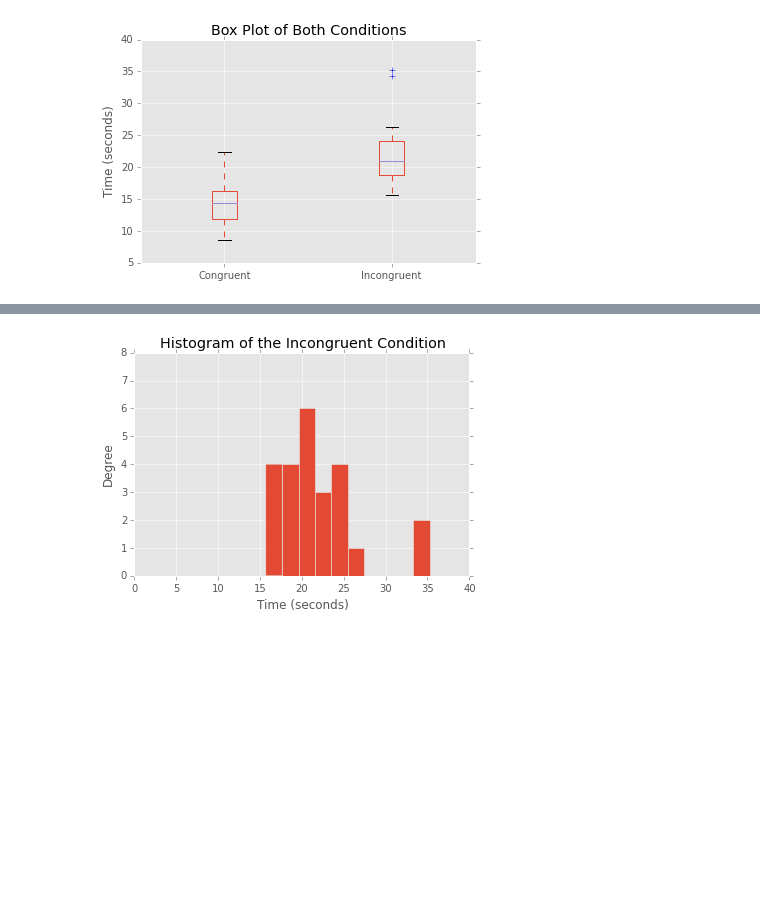
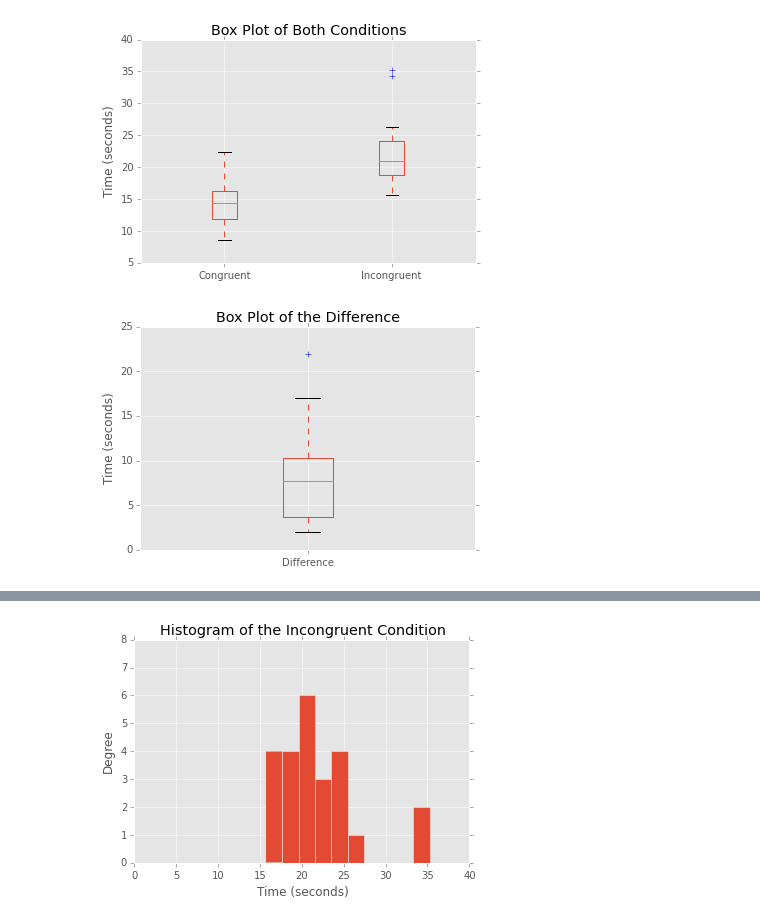
Before and after one commit to thrabchak/Udacity-Data-Analysis, a Jupyter notebook: P1 Stroop Effect/Data_Analyst_ND_Project1.ipynb, the cells around one changed output, grey strips where cells are left out. Drawn from its saved outputs; the diff is of its cells as text; code cells hidden in the pictures; blank space fills up the shorter version.

```diff
--- a/P1 Stroop Effect/Data_Analyst_ND_Project1.ipynb
+++ b/P1 Stroop Effect/Data_Analyst_ND_Project1.ipynb
@@ -51,6 +51,7 @@ Stroop effect memory test. (2013, November 13). Retrieved November 6, 2015, from
 ### Appendix
 # %%
 # Import Libraries
+from scipy import stats
 import pandas as pd
 import matplotlib.pyplot as plt
 plt.style.use('ggplot')
@@ -65,6 +66,10 @@ path = 'https://raw.githubusercontent.com/thrabchak/Udacity-Data-Analysis/master
 dataFrame = pd.read_csv(path)
 congruentSeries = dataFrame['Congruent']
 incongruentSeries = dataFrame['Incongruent']
+
+# Create a Series and DataFrame for the difference between the two conditions
+differenceSeries = incongruentSeries - congruentSeries
+differenceDataFrame = pd.DataFrame({"Difference":differenceSeries})
 # %%
 # Descriptive statistics of the two conditions
 dataFrame.describe()
@@ -86,6 +114,14 @@ dataFrame.plot(title=title, kind=kind)
 ylabel = plt.ylabel('Time (seconds)')
 # %% [output]
 [figure]
+# %%
+# Box plots of the difference between the two conditions
+title = 'Box Plot of the Difference'
+kind = 'box'
+differenceDataFrame.plot(title=title, kind=kind)
+ylabel = plt.ylabel('Time (seconds)')
+# %% [output]
+[figure, added]
 # %%
 # Histogram of the Congruent Condition
 title = 'Histogram of the Congruent Condition'
```
Also changed, not shown: parts of 7 cells of this notebook.
